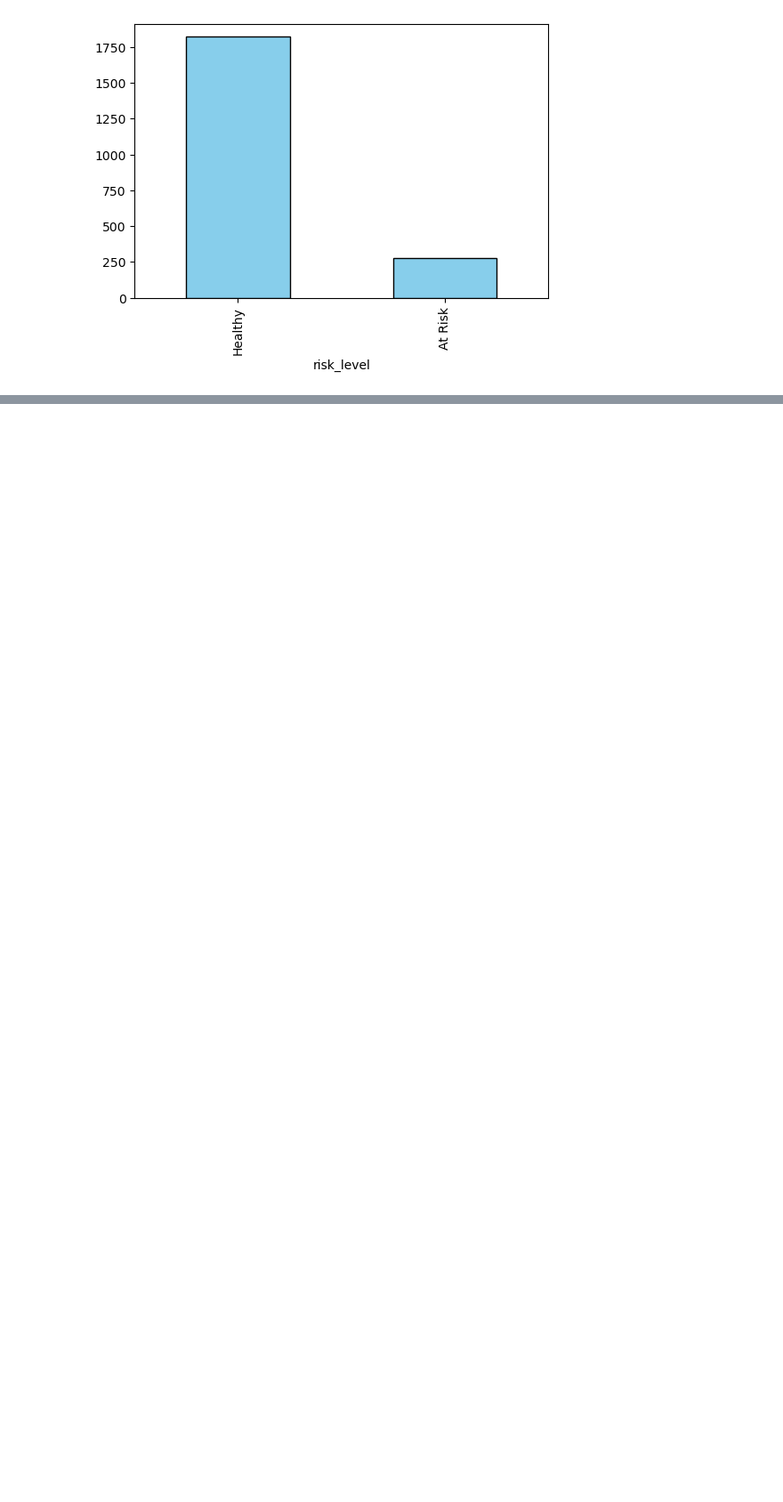
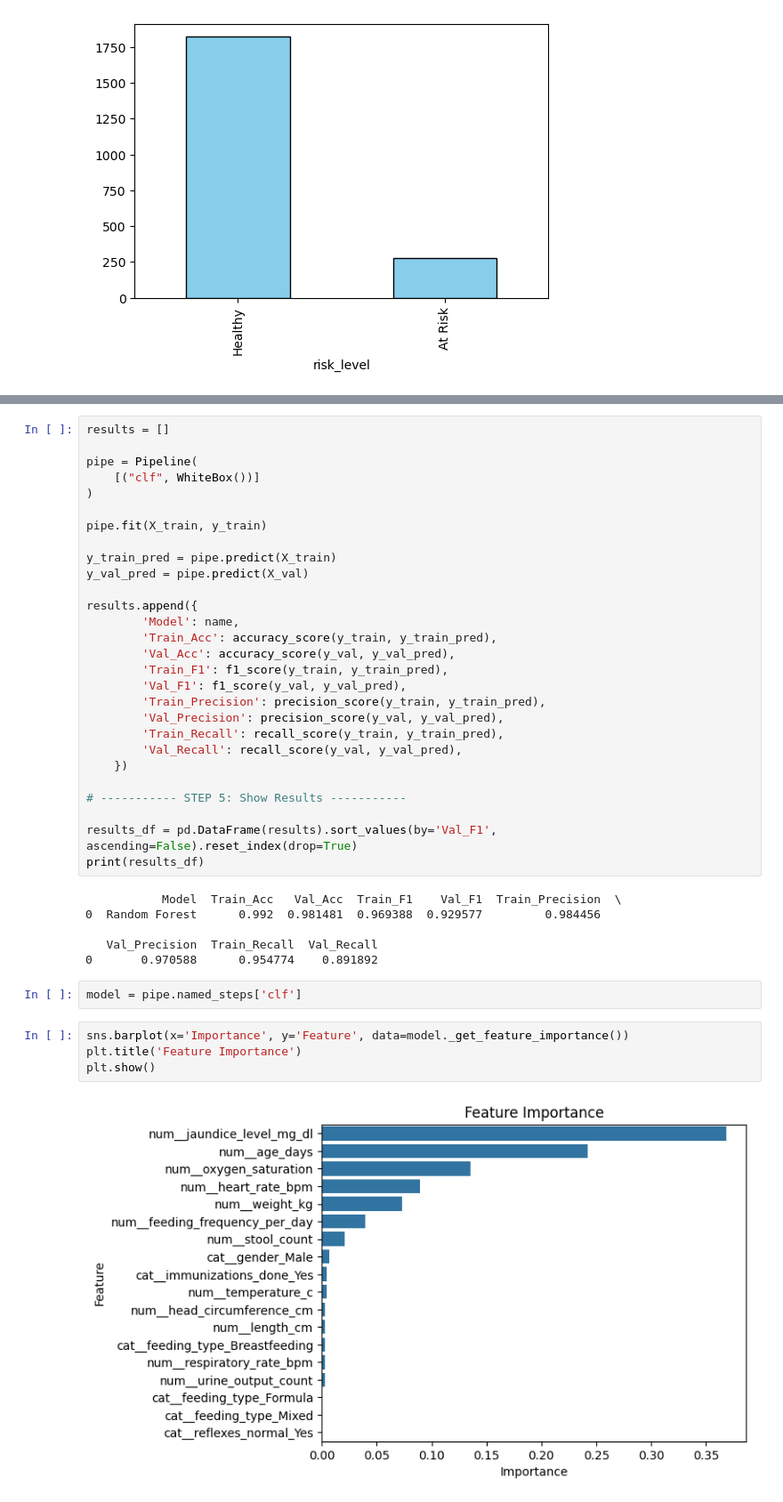
Before and after one commit to R-Vel/ML_Lab2, a Jupyter notebook: report.ipynb, the cells around one changed output, grey strips where cells are left out. Shown at 89% size. Saved outputs shown, nothing was run; the diff lists cells and outputs as text; blank space fills up the shorter version.

```diff
--- a/report.ipynb
+++ b/report.ipynb
@@ -1050,0 +920,42 @@ plt.show()
+# %%
+results = []
+
+pipe = Pipeline(
+    [("clf", WhiteBox())]
+)
+
+pipe.fit(X_train, y_train)
+
+y_train_pred = pipe.predict(X_train)
+y_val_pred = pipe.predict(X_val)
+
+results.append({
+        'Model': name,
+        'Train_Acc': accuracy_score(y_train, y_train_pred),
+        'Val_Acc': accuracy_score(y_val, y_val_pred),
+        'Train_F1': f1_score(y_train, y_train_pred),
+        'Val_F1': f1_score(y_val, y_val_pred),
+        'Train_Precision': precision_score(y_train, y_train_pred),
+        'Val_Precision': precision_score(y_val, y_val_pred),
+        'Train_Recall': recall_score(y_train, y_train_pred),
+        'Val_Recall': recall_score(y_val, y_val_pred),
+    })
+
+# ----------- STEP 5: Show Results -----------
+
+results_df = pd.DataFrame(results).sort_values(by='Val_F1', ascending=False).reset_index(drop=True)
+print(results_df)
+# %% [output]
+           Model  Train_Acc   Val_Acc  Train_F1    Val_F1  Train_Precision  \
+0  Random Forest      0.992  0.981481  0.969388  0.929577         0.984456
+
+   Val_Precision  Train_Recall  Val_Recall
+0       0.970588      0.954774    0.891892
+# %%
+model = pipe.named_steps['clf']
+# %%
+sns.barplot(x='Importance', y='Feature', data=model._get_feature_importance())
+plt.title('Feature Importance')
+plt.show()
+# %% [output]
+[figure, added]
```
Also changed, not shown: parts of 26 cells of this notebook, 1 other file.
